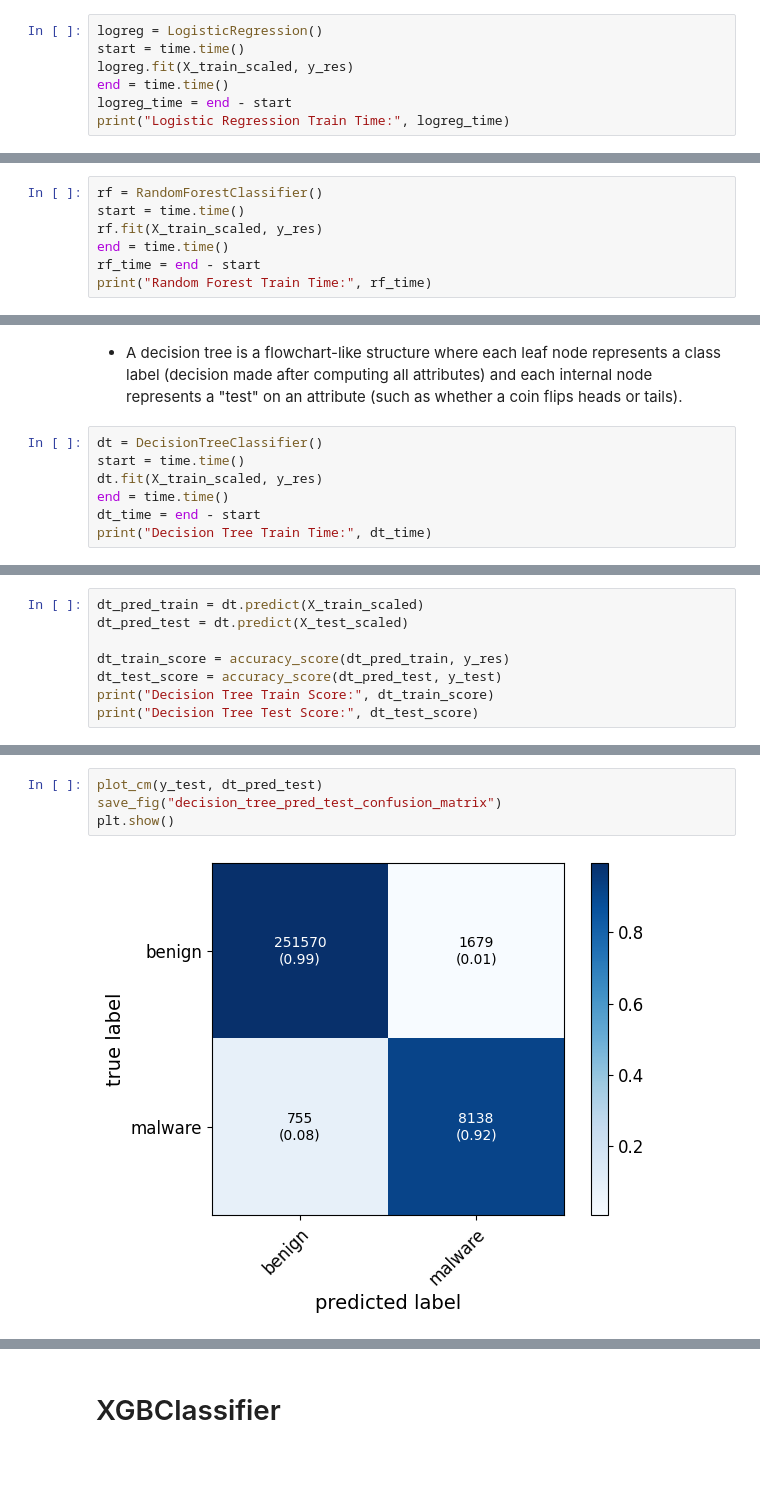
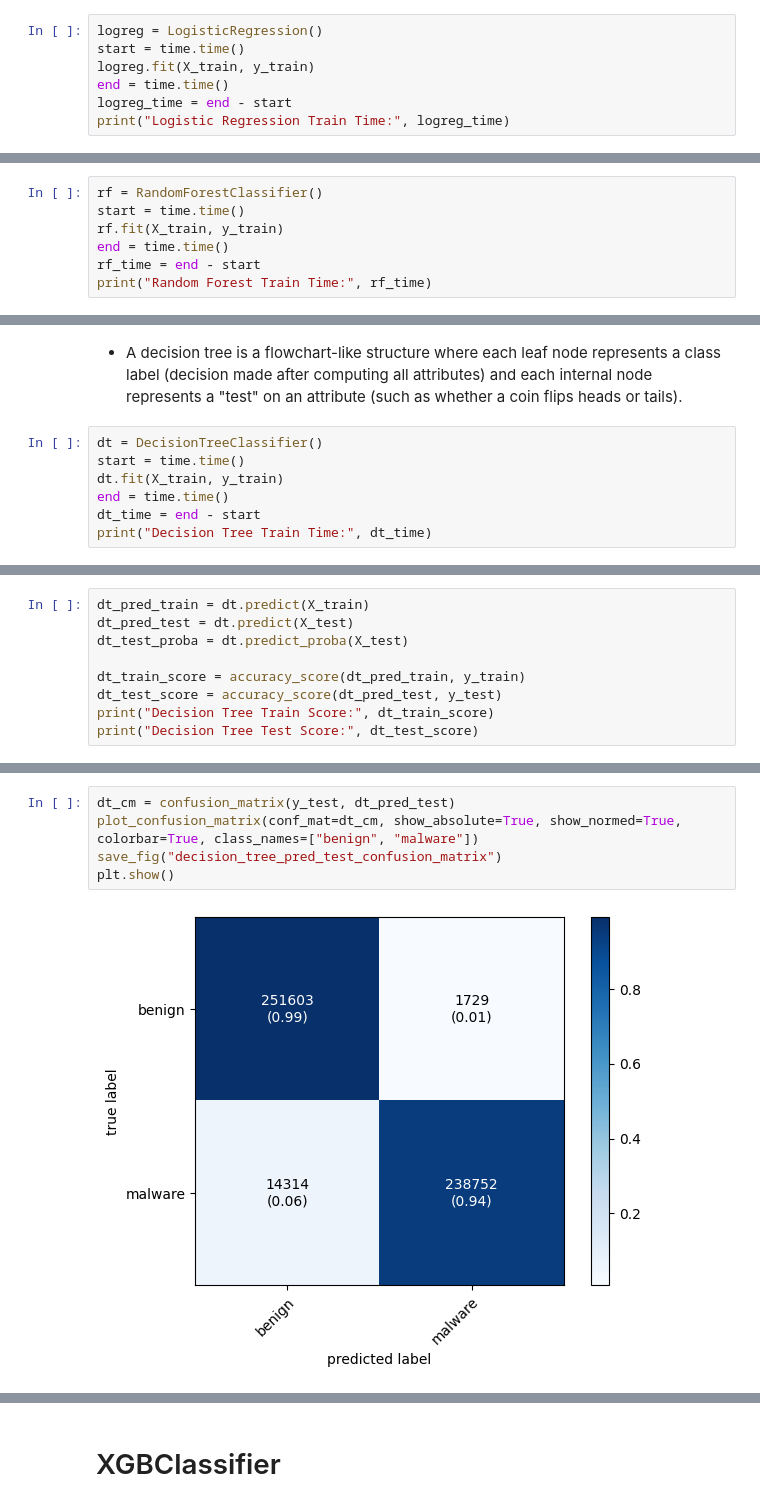
Before and after one commit to thealper2/AISECLAB-cyber-inspector, a Jupyter notebook: website/notebooks/notebook.ipynb, the cells around one changed output, grey strips where cells are left out. Drawn from its saved outputs; the diff is of its cells as text; blank space fills up the shorter version.

```diff
--- a/website/notebooks/notebook.ipynb
+++ b/website/notebooks/notebook.ipynb
@@ -887,7 +896,7 @@ warnings.filterwarnings("ignore", category=ConvergenceWarning)
 # %%
 logreg = LogisticRegression()
 start = time.time()
-logreg.fit(X_train_scaled, y_res)
+logreg.fit(X_train, y_train)
 end = time.time()
 logreg_time = end - start
 print("Logistic Regression Train Time:", logreg_time)
@@ -972,7 +980,7 @@ plt.show()
 # %%
 rf = RandomForestClassifier()
 start = time.time()
-rf.fit(X_train_scaled, y_res)
+rf.fit(X_train, y_train)
 end = time.time()
 rf_time = end - start
 print("Random Forest Train Time:", rf_time)
@@ -1085,7 +1092,7 @@ plt.show()
 # %%
 dt = DecisionTreeClassifier()
 start = time.time()
-dt.fit(X_train_scaled, y_res)
+dt.fit(X_train, y_train)
 end = time.time()
 dt_time = end - start
 print("Decision Tree Train Time:", dt_time)
@@ -1100,10 +1107,11 @@ print("Decision Tree Cross-Validation Accuracy Scores:\n", dt_scores)
 Decision Tree Cross-Validation Accuracy Scores:
  [0.96653109 0.96680802 0.96692651]
 # %%
-dt_pred_train = dt.predict(X_train_scaled)
-dt_pred_test = dt.predict(X_test_scaled)
+dt_pred_train = dt.predict(X_train)
+dt_pred_test = dt.predict(X_test)
+dt_test_proba = dt.predict_proba(X_test)
 
-dt_train_score = accuracy_score(dt_pred_train, y_res)
+dt_train_score = accuracy_score(dt_pred_train, y_train)
 dt_test_score = accuracy_score(dt_pred_test, y_test)
 print("Decision Tree Train Score:", dt_train_score)
 print("Decision Tree Test Score:", dt_test_score)
@@ -1139,6 +1147,7 @@ weighted avg       0.99      0.99      0.99    262142
 # %%
-plot_cm(y_test, dt_pred_test)
+dt_cm = confusion_matrix(y_test, dt_pred_test)
+plot_confusion_matrix(conf_mat=dt_cm, show_absolute=True, show_normed=True, colorbar=True, class_names=["benign", "malware"])
 save_fig("decision_tree_pred_test_confusion_matrix")
 plt.show()
 # %% [output]
-[figure, old version]
+[figure, new version]
```
Also changed, not shown: parts of 112 cells of this notebook.
